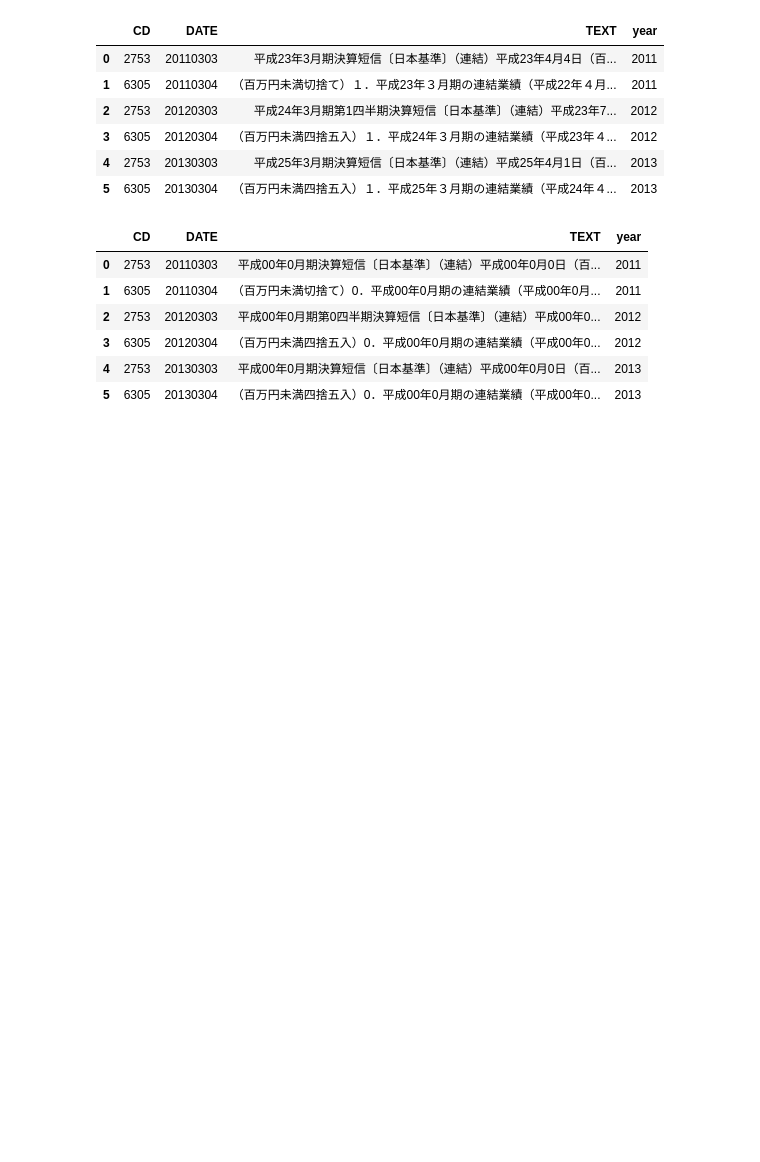
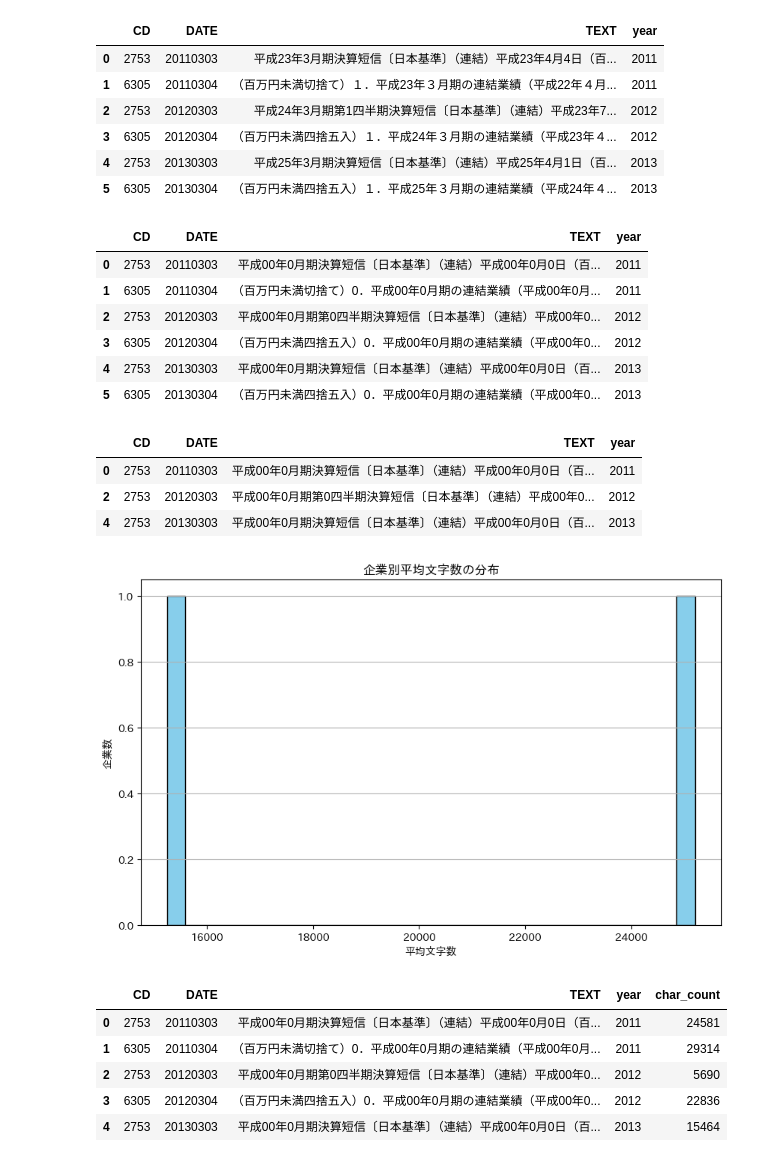
Before and after one commit to Ota1022/text_analysis, a Jupyter notebook: analysis.ipynb, the cells around one changed output. Drawn from its saved outputs; the diff is of its cells as text; code cells hidden in the pictures; blank space fills up the shorter version.

Commit message:
analysis char count

```diff
--- a/analysis.ipynb
+++ b/analysis.ipynb
@@ -65,6 +67,8 @@ def check_encoding(text):
     except UnicodeDecodeError:
         return False
 
+combined_df['TEXT'] = combined_df['TEXT'].astype(str)
+
 # 文字化けしている可能性があるエントリの割合を計算
 corrupted_percentage = combined_df['TEXT'].apply(lambda x: not check_encoding(x)).mean() * 100
 
@@ -104,3 +108,45 @@ combined_df
 | 3 | 6305 | 20120304 | （百万円未満四捨五入）0．平成00年0月期の連結業績（平成00年0... | 2012 |
 | 4 | 2753 | 20130303 | 平成00年0月期決算短信〔日本基準〕（連結）平成00年0月0日（百... | 2013 |
 | 5 | 6305 | 20130304 | （百万円未満四捨五入）0．平成00年0月期の連結業績（平成00年0... | 2013 |
+# %%
+# CDが2753のエントリだけを抽出
+df_2753 = combined_df[combined_df['CD'] == 2753]
+df_2753
+# %% [output]
+|  | CD | DATE | TEXT | year |
+| 0 | 2753 | 20110303 | 平成00年0月期決算短信〔日本基準〕（連結）平成00年0月0日（百... | 2011 |
+| 2 | 2753 | 20120303 | 平成00年0月期第0四半期決算短信〔日本基準〕（連結）平成00年0... | 2012 |
+| 4 | 2753 | 20130303 | 平成00年0月期決算短信〔日本基準〕（連結）平成00年0月0日（百... | 2013 |
+# %%
+# 文字数の分布
+
+# 文字数を計算
+combined_df['char_count'] = combined_df['TEXT'].str.len()
+
+# 企業ごとの平均文字数を計算
+average_char_count_by_company = combined_df.groupby('CD')['char_count'].mean()
+
+# 文字数の範囲を決める
+char_count_range = (average_char_count_by_company.min(), average_char_count_by_company.max())
+
+# ヒストグラムのビンを作成
+bins = np.linspace(char_count_range[0], char_count_range[1], 30)
+
+# プロット
+plt.figure(figsize=(10, 6))
+plt.hist(average_char_count_by_company.values, bins=bins, color='skyblue', edgecolor='black')
+plt.title('企業別平均文字数の分布')
+plt.xlabel('平均文字数')
+plt.ylabel('企業数')
+plt.grid(axis='y')
+plt.show()
+
+combined_df.head()
+# %% [output]
+[figure, added]
+|  | CD | DATE | TEXT | year | char_count |
+| 0 | 2753 | 20110303 | 平成00年0月期決算短信〔日本基準〕（連結）平成00年0月0日（百... | 2011 | 24581 |
+| 1 | 6305 | 20110304 | （百万円未満切捨て）0．平成00年0月期の連結業績（平成00年0月... | 2011 | 29314 |
+| 2 | 2753 | 20120303 | 平成00年0月期第0四半期決算短信〔日本基準〕（連結）平成00年0... | 2012 | 5690 |
+| 3 | 6305 | 20120304 | （百万円未満四捨五入）0．平成00年0月期の連結業績（平成00年0... | 2012 | 22836 |
+| 4 | 2753 | 20130303 | 平成00年0月期決算短信〔日本基準〕（連結）平成00年0月0日（百... | 2013 | 15464 |
```
Also changed, not shown: parts of 2 cells of this notebook.
